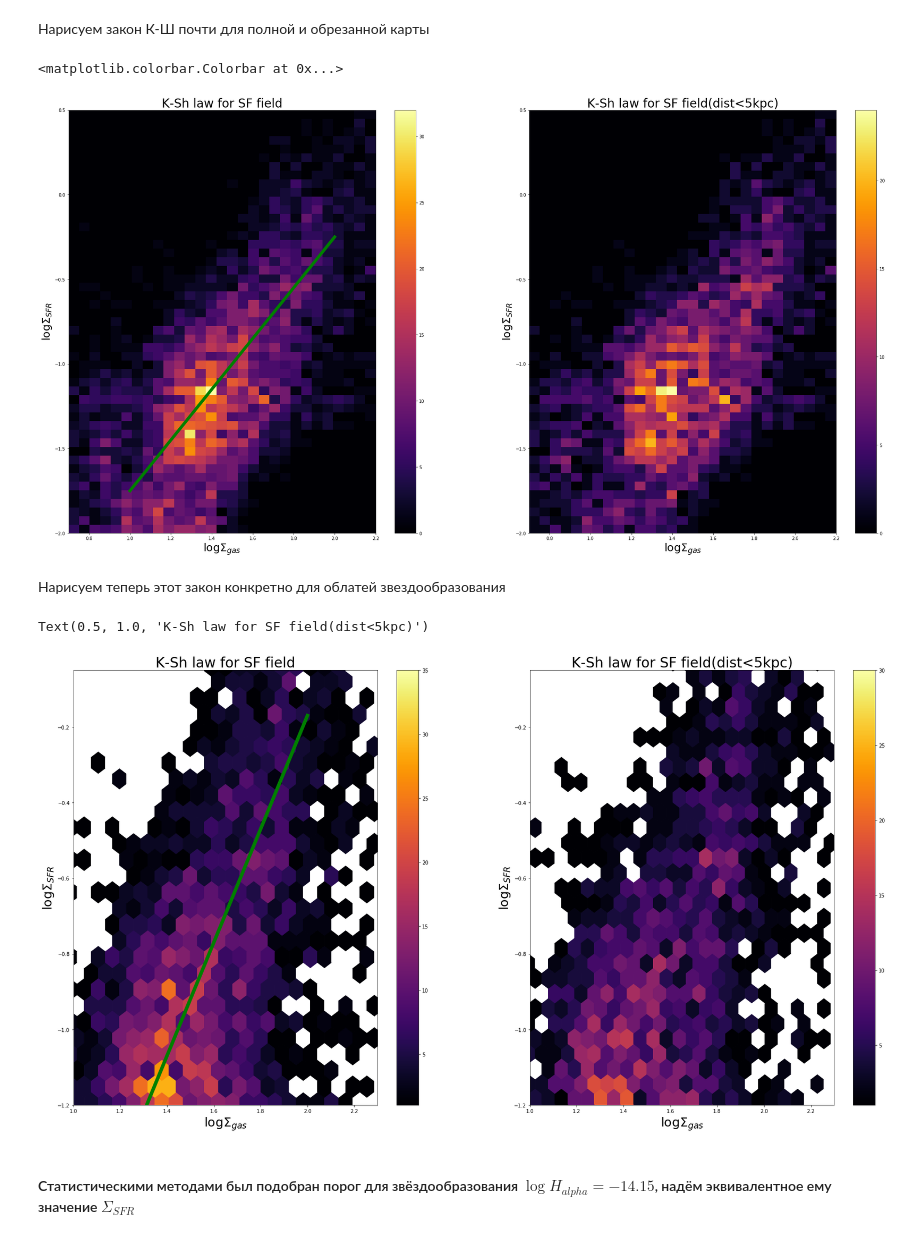
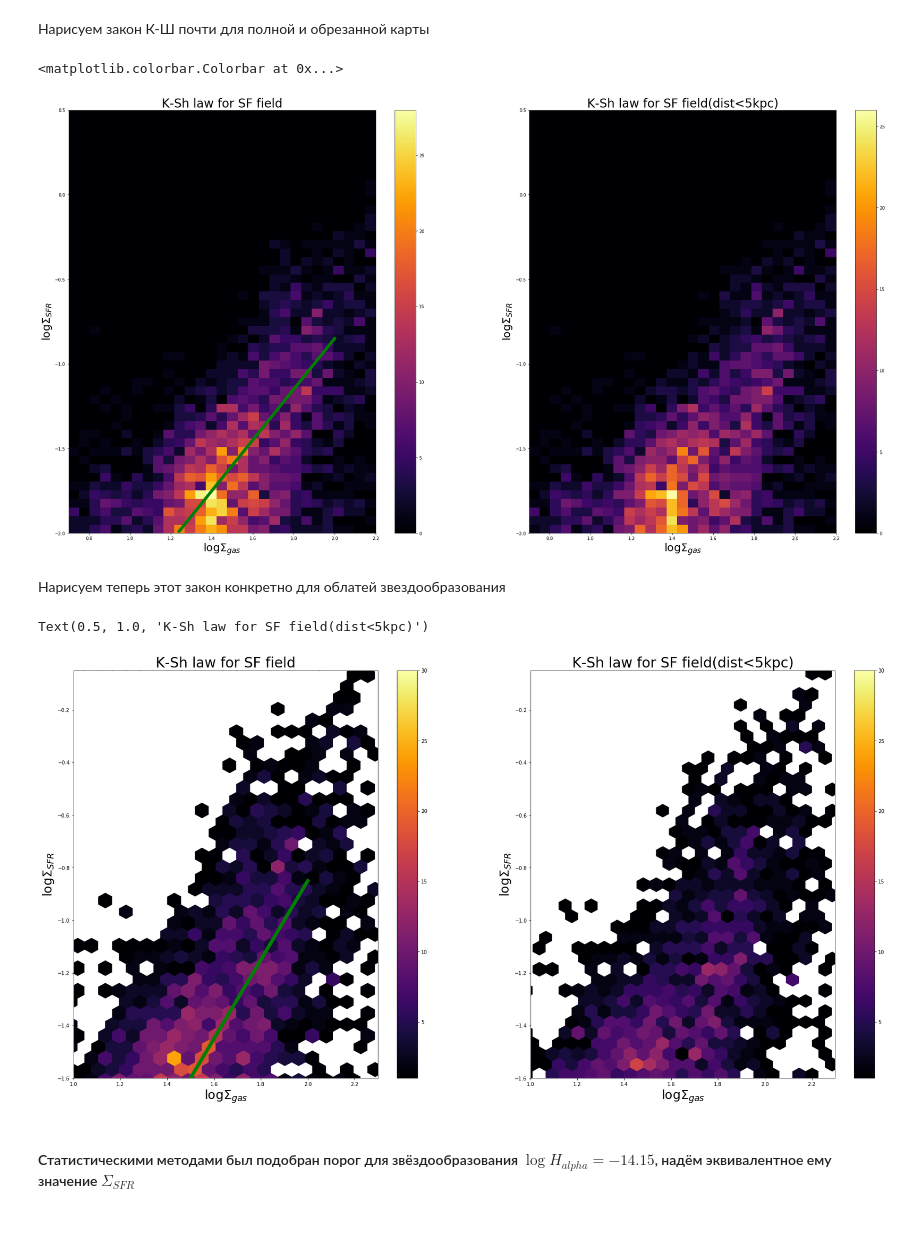
Before and after one commit to ValerieKostiuk/Course-work, a Jupyter notebook: NGC3627/SFR.ipynb, the cells around one changed output. Cells and saved outputs as stored; diff of their text form; code cells hidden in the pictures.

Commit message:
Correct SFR and distance

```diff
--- a/NGC3627/SFR.ipynb
+++ b/NGC3627/SFR.ipynb
@@ -23,7 +23,7 @@ $$\Sigma_{SFR}[M_{\odot}yr^{-1}kpc^{-2}] $$
 # %% [markdown]
 $$L(H_{\alpha}) = 4\pi (3.086\times 10^{24} d_L)^2 f(H_{\alpha})$$, where f(Hα) is the integrated flux in ergs s-1 cm-2 and dL is the luminosity distance in Mpc
 # %%
-Distance = 10.57
+Distance = 9.3
 H_alpha = np.load('./data/H_alpha.npy')
 dist_kpc = np.load('./data/dist_kpc.npy')
 # %%
@@ -34,6 +34,6 @@ print(scale)
 # %%
 SFR = np.zeros(dist_kpc.shape)
-SFR = 5.37 * 1000**2 * 4 * np.pi * (3.086 * Distance)**2 * H_alpha
+SFR = 5.37 * 1000**2 * 4 * np.pi * (3.086 * 4.5)**2 * H_alpha
 # %%
 Sigma_SFR = np.zeros(dist_kpc.shape)
 Sigma_SFR = SFR/(scale)**2
@@ -109,9 +109,9 @@ plt.subplot(1,2,1)
 
 quadmesh = plt.pcolormesh(xx, yy, counts, cmap='inferno')
 a = 1.5
-b = -3.25
+b = -3.85
 #В принципе похоже на закон К-Ш со степенью N=1.5,
-plt.plot([1., 2.], [1.*a+b, 2.*a+b], '-', lw=7, color='g')
+plt.plot([1.24, 2.], [1.24*a+b, 2.*a+b], '-', lw=7, color='g')
 plt.ylabel(r'$\log{\Sigma_{SFR}}$', fontsize = 25)
 plt.xlabel(r'$\log{\Sigma_{gas}}$', fontsize = 25)
 plt.title('K-Sh law for SF field', fontsize=28)
@@ -125,50 +125,50 @@ plt.title('K-Sh law for SF field(dist<5kpc)', fontsize=28)
 plt.colorbar()
 # %% [output]
 <matplotlib.colorbar.Colorbar at 0x...>
-[figure, old version]
+[figure, new version]
 # %% [markdown]
 Нарисуем теперь этот закон конкретно для облатей звездообразования
 # %%
-fig = plt.figure(figsize=[30,16])
+fig = plt.figure(figsize=[30,15])
 plt.subplot(1,2,1)
 
 mask = (H_alpha!=NAN)
 x = np.nan_to_num(np.log10(Sigma_SFR[mask].ravel()))
 y = np.nan_to_num(np.log10(Sigma_g[mask].ravel()))
-hb = plt.hexbin(y, x, gridsize=80, cmap=cm.inferno, vmin=1,vmax=35)
+hb = plt.hexbin(y, x, gridsize=80, cmap=cm.inferno, vmin=1,vmax=30)
 hb.cmap.set_under('white')
 
 #a = 1.48
 #b = -4.13
 #plt.plot([0.5, 1.5], [0.5*a+b, 1.5*kslaw+kslaw_bias], '-', lw=7, color='g')
 #plt.ylabel(r'$\log \Sigma_\mathrm{SFR}$', fontsize=fs)
 
 plt.xlim(1., 2.3)
-plt.ylim(-1.2, -0.05)
+plt.ylim(-1.6, -0.05)
 plt.colorbar()
 a = 1.5
-b = -3.17
+b = -3.85
 plt.plot([1.2, 2.], [1.2*a+b, 2.*a+b], '-', lw=7, color='g')
 plt.ylabel(r'$\log{\Sigma_{SFR}}$', fontsize = 25)
 plt.xlabel(r'$\log{\Sigma_{gas}}$', fontsize = 25)
 plt.title('K-Sh law for SF field', fontsize=28)
 
 plt.subplot(1,2,2)
 mask = (H_alpha!=0) & (dist_kpc<=5)
 x = np.nan_to_num(np.log10(Sigma_SFR[mask].ravel()))
 y = np.nan_to_num(np.log10(Sigma_g[mask].ravel()))
 
 hb = plt.hexbin(y, x, gridsize=80, cmap=cm.inferno, vmin=1, vmax=30)
 hb.cmap.set_under('white')
 plt.xlim(1, 2.3)
-plt.ylim(-1.2, -0.05)
+plt.ylim(-1.6, -0.05)
 plt.colorbar()
 plt.ylabel(r'$\log{\Sigma_{SFR}}$', fontsize = 25)
 plt.xlabel(r'$\log{\Sigma_{gas}}$', fontsize = 25)
 plt.title('K-Sh law for SF field(dist<5kpc)', fontsize=28)
 # %% [output]
 Text(0.5, 1.0, 'K-Sh law for SF field(dist<5kpc)')
-[figure, old version]
+[figure, new version]
 # %% [markdown]
 #### Статистическими методами был подобран порог для звёздообразования $\log{H_{alpha}} = -14.15$, надём эквивалентное ему значение $\Sigma_{SFR}$
 # %%
```
Also changed, not shown: parts of 4 cells of this notebook, 4 other files.
